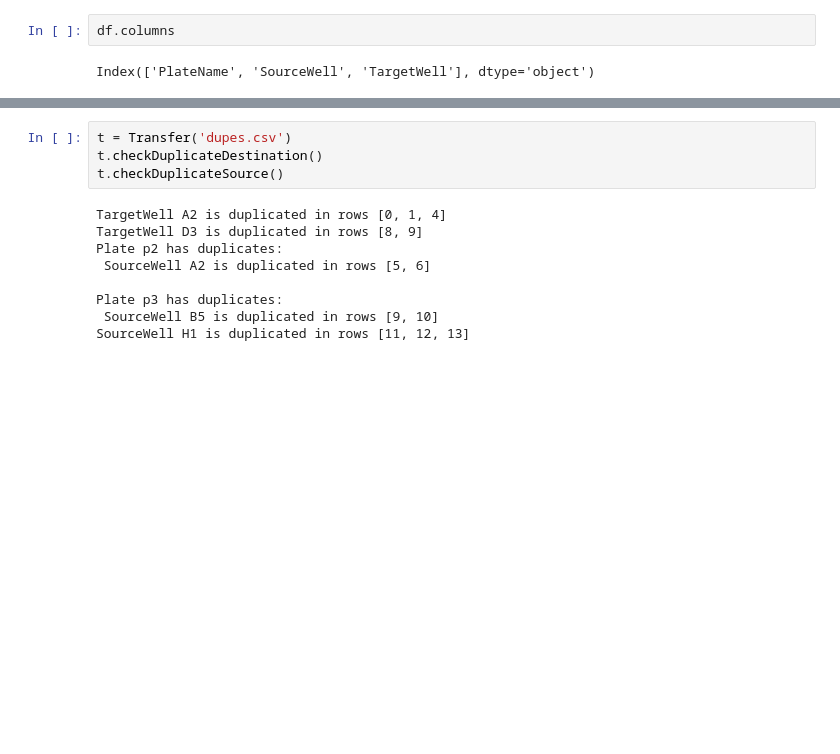
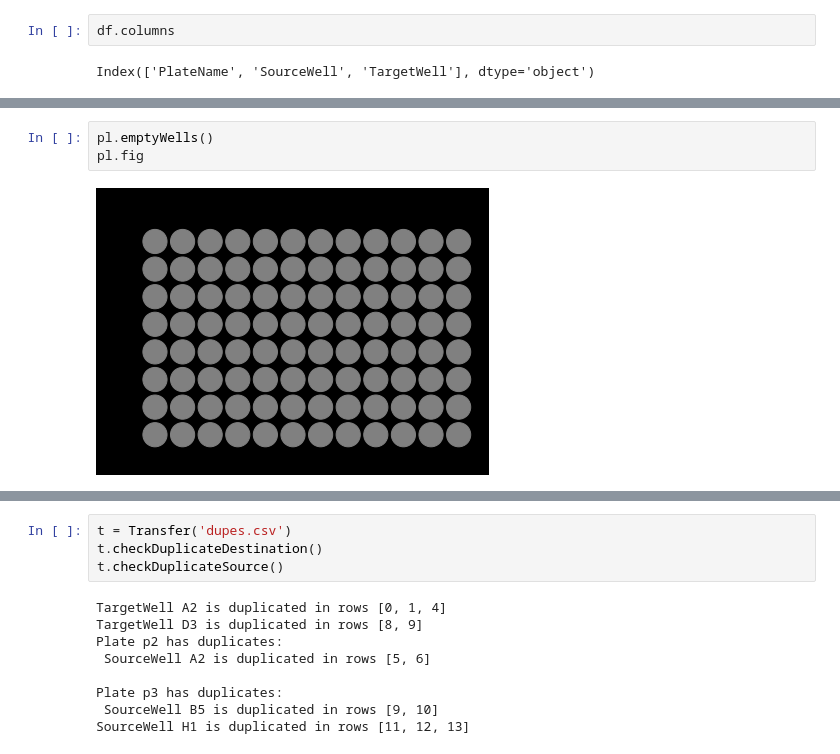
Before and after one commit to czbiohub-sf/WellLit, a Jupyter notebook: experiments/Testing.ipynb, the cells around one changed output, grey strips where cells are left out. Saved outputs shown, nothing was run; the diff lists cells and outputs as text; blank space fills up the shorter version.

```diff
--- a/experiments/Testing.ipynb
+++ b/experiments/Testing.ipynb
@@ -114,0 +154,5 @@ class Transfer:
+# %%
+pl.emptyWells()
+pl.fig
+# %% [output]
+[figure, added]
```
Also changed, not shown: parts of 10 cells of this notebook, 6 other files.
